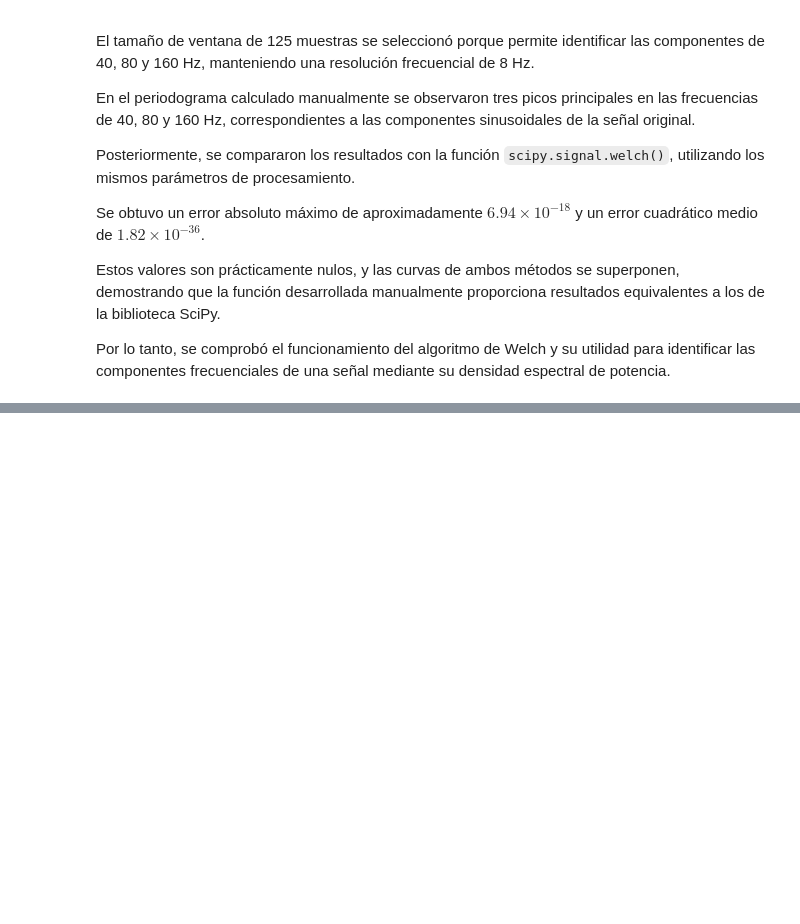
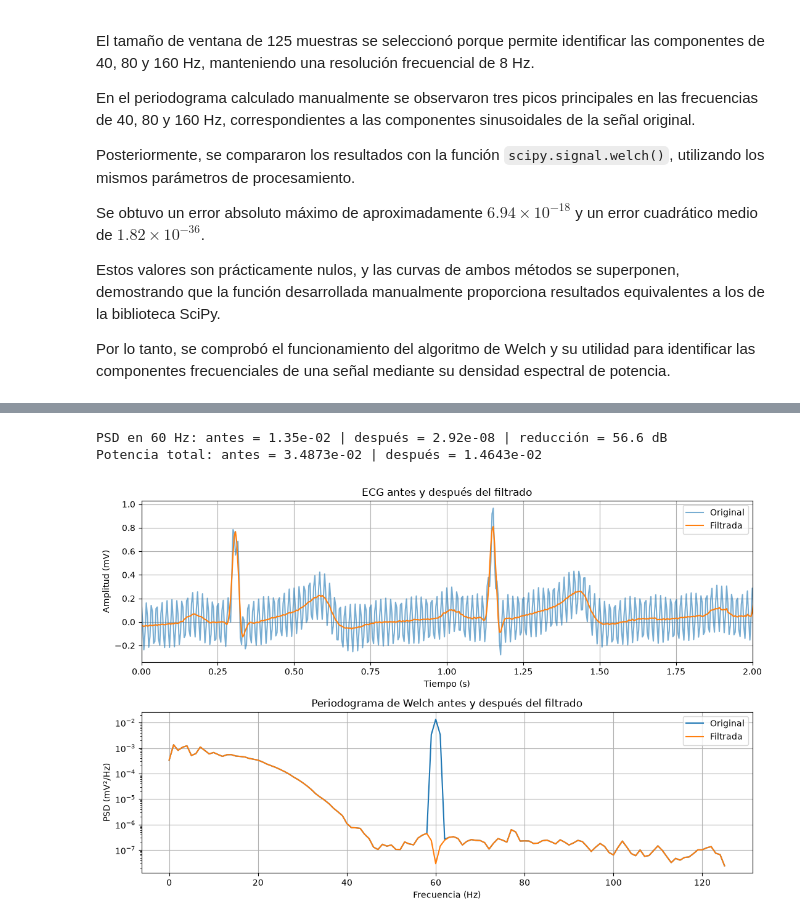
Before and after one commit to soficede/biosenales_2026, a Jupyter notebook: practica_05/practica5.ipynb, the cells around one changed output, grey strips where cells are left out. Cells and saved outputs as stored; diff of their text form; code cells hidden in the pictures; blank space fills up the shorter version.

```diff
--- a/practica_05/practica5.ipynb
+++ b/practica_05/practica5.ipynb
@@ -717,0 +765,31 @@ Por lo tanto, se comprobó el funcionamiento del algoritmo de Welch y su utilida
+# %%
+# Filtro en frecuencia: se anula la banda 60 ± 1 Hz (frecuencias positivas y negativas)
+F_ecg = np.fft.fft(ecg)
+frec = np.fft.fftfreq(len(ecg), 1 / Fs_ecg)
+F_filt = F_ecg * (np.abs(np.abs(frec) - f_ruido) > 1)
+
+# Transformada inversa de la señal filtrada
+ecg_filt = np.real(np.fft.ifft(F_filt))
+
+# Comprobación con el periodograma de Welch
+_, psd_filt = welch_manual(ecg_filt, Fs_ecg, nperseg_ecg, solap_ecg)
+i60 = np.argmin(np.abs(f_ecg - f_ruido))
+print(f"PSD en {f_ecg[i60]:.0f} Hz: antes = {psd_ecg[i60]:.2e} | después = {psd_filt[i60]:.2e} "
+      f"| reducción = {10*np.log10(psd_ecg[i60]/psd_filt[i60]):.1f} dB")
+print(f"Potencia total: antes = {np.var(ecg):.4e} | después = {np.var(ecg_filt):.4e}")
+
+fig, axs = plt.subplots(2, 1, figsize=(11, 7))
+axs[0].plot(t_ecg, ecg, label='Original', alpha=0.6)
+axs[0].plot(t_ecg, ecg_filt, label='Filtrada')
+axs[0].set(title='ECG antes y después del filtrado', xlabel='Tiempo (s)', ylabel='Amplitud (mV)', xlim=(0, 2))
+axs[0].legend()
+axs[1].semilogy(f_ecg, psd_ecg, label='Original')
+axs[1].semilogy(f_ecg, psd_filt, label='Filtrada')
+axs[1].set(title='Periodograma de Welch antes y después del filtrado', xlabel='Frecuencia (Hz)', ylabel='PSD (mV²/Hz)')
+axs[1].legend()
+plt.tight_layout()
+plt.show()
+# %% [output]
+PSD en 60 Hz: antes = 1.35e-02 | después = 2.92e-08 | reducción = 56.6 dB
+Potencia total: antes = 3.4873e-02 | después = 1.4643e-02
+[figure, added]
```
Also changed, not shown: parts of 13 cells of this notebook, 1 other file.
